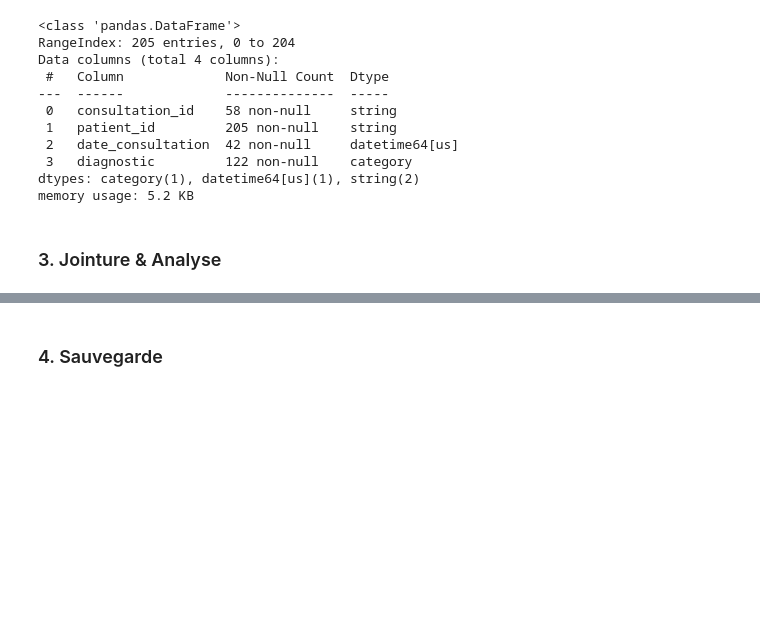
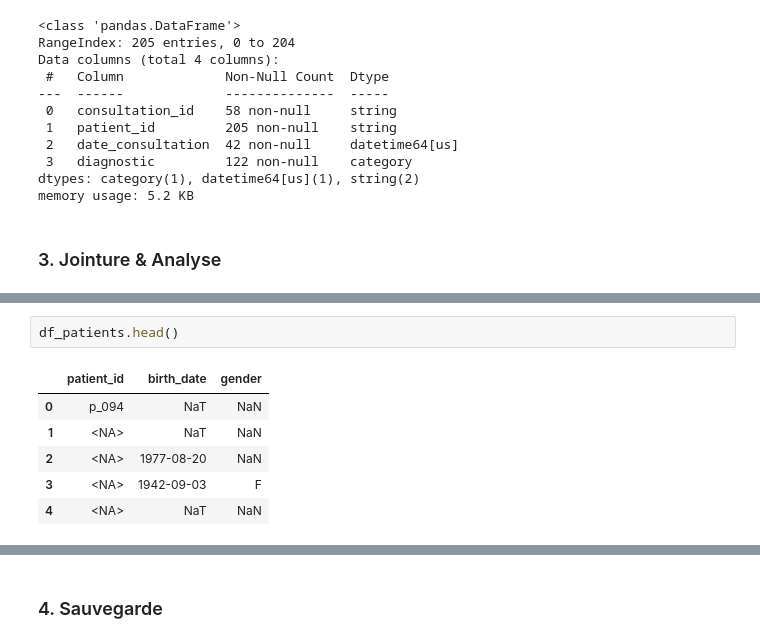
Before and after one commit to leagravellard/Mise_en_situation---REF-DATA, a Jupyter notebook: I. Traitement de données en Python/notebook.ipynb, the cells around one changed output, grey strips where cells are left out. Cells and saved outputs as stored; diff of their text form; blank space fills up the shorter version.

```diff
--- a/I. Traitement de données en Python/notebook.ipynb
+++ b/I. Traitement de données en Python/notebook.ipynb
@@ -501,0 +511,9 @@ memory usage: 5.2 KB
+# %%
+df_patients.head()
+# %% [output]
+|  | patient_id | birth_date | gender |
+| 0 | p_094 | NaT | NaN |
+| 1 | <NA> | NaT | NaN |
+| 2 | <NA> | 1977-08-20 | NaN |
+| 3 | <NA> | 1942-09-03 | F |
+| 4 | <NA> | NaT | NaN |
```
Also changed, not shown: parts of 7 cells of this notebook, 1 other file.
